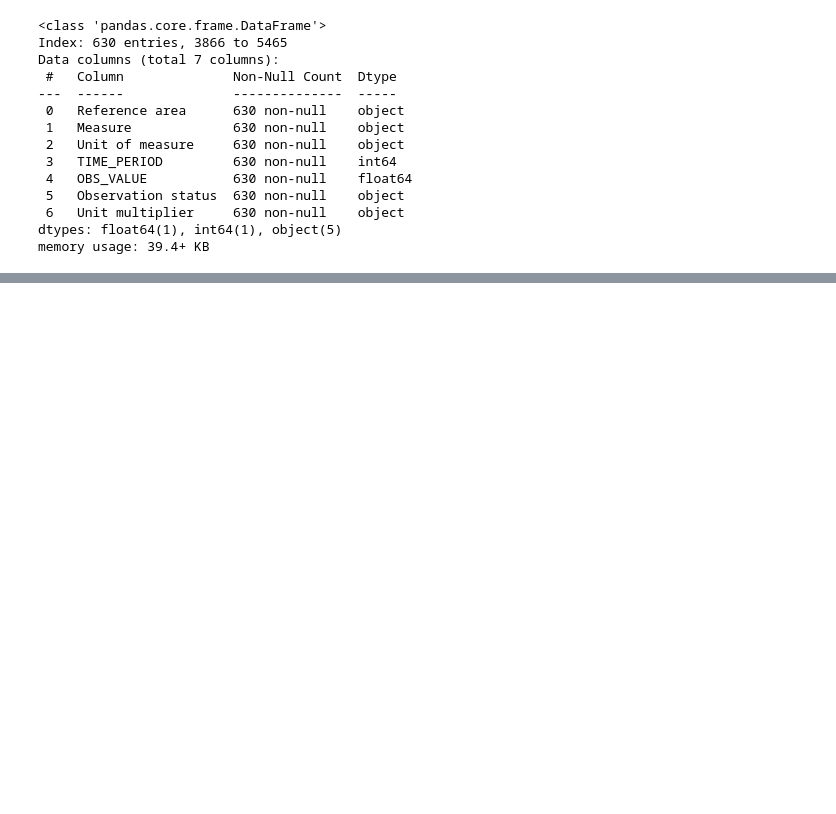
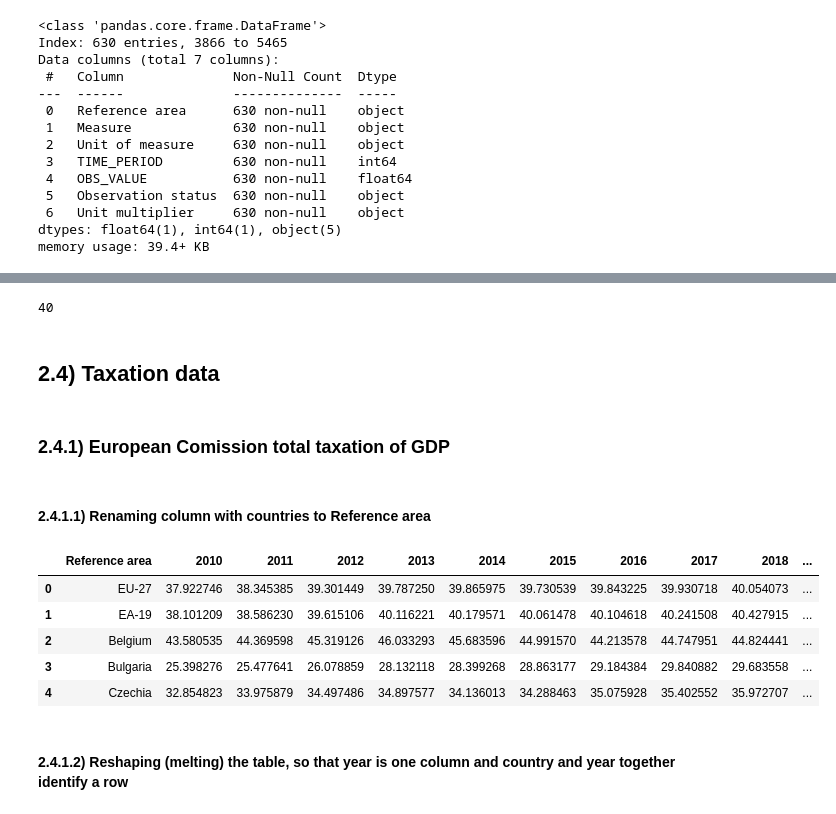
Before and after one commit to TRossen89/BI_Exam, a Jupyter notebook: SocialBenefitsEmploymentAndGDP.ipynb, the cells around one changed output, grey strips where cells are left out. Drawn from its saved outputs; the diff is of its cells as text; code cells hidden in the pictures; blank space fills up the shorter version.

```diff
--- a/SocialBenefitsEmploymentAndGDP.ipynb
+++ b/SocialBenefitsEmploymentAndGDP.ipynb
@@ -602,0 +627,23 @@ array(['Ireland', 'Estonia', 'Spain', 'Slovenia', 'Australia', 'Hungary',
+# %%
+print(len(all_unique))
+# %% [output]
+40
+# %% [markdown]
+## 2.4) Taxation data
+# %% [markdown]
+### 2.4.1) European Comission total taxation of GDP
+# %% [markdown]
+#### 2.4.1.1) Renaming column with countries to Reference area
+# %%
+total_taxes_df.rename(columns = {"Reference are": "Reference area"}, inplace=True)
+# %%
+total_taxes_df.head()
+# %% [output]
+|  | Reference area | 2010 | 2011 | 2012 | 2013 | 2014 | 2015 | 2016 | 2017 | 2018 | ... |
+| 0 | EU-27 | 37.922746 | 38.345385 | 39.301449 | 39.787250 | 39.865975 | 39.730539 | 39.843225 | 39.930718 | 40.054073 | ... |
+| 1 | EA-19 | 38.101209 | 38.586230 | 39.615106 | 40.116221 | 40.179571 | 40.061478 | 40.104618 | 40.241508 | 40.427915 | ... |
+| 2 | Belgium | 43.580535 | 44.369598 | 45.319126 | 46.033293 | 45.683596 | 44.991570 | 44.213578 | 44.747951 | 44.824441 | ... |
+| 3 | Bulgaria | 25.398276 | 25.477641 | 26.078859 | 28.132118 | 28.399268 | 28.863177 | 29.184384 | 29.840882 | 29.683558 | ... |
+| 4 | Czechia | 32.854823 | 33.975879 | 34.497486 | 34.897577 | 34.136013 | 34.288463 | 35.075928 | 35.402552 | 35.972707 | ... |
+# %% [markdown]
+#### 2.4.1.2) Reshaping (melting) the table, so that year is one column and country and year together identify a row
```
Also changed, not shown: parts of 9 cells of this notebook, 1 other file.
